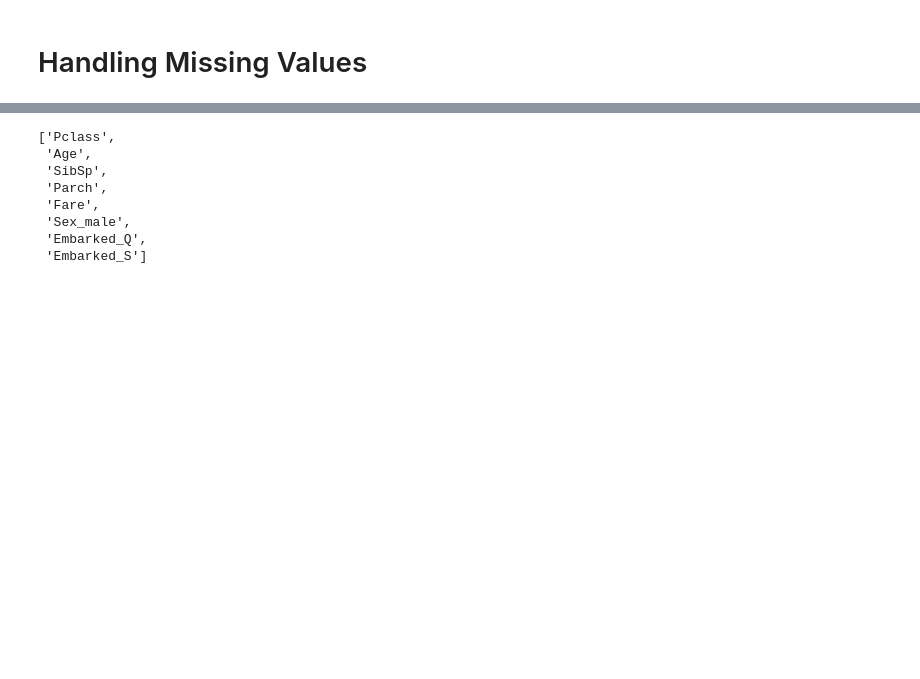
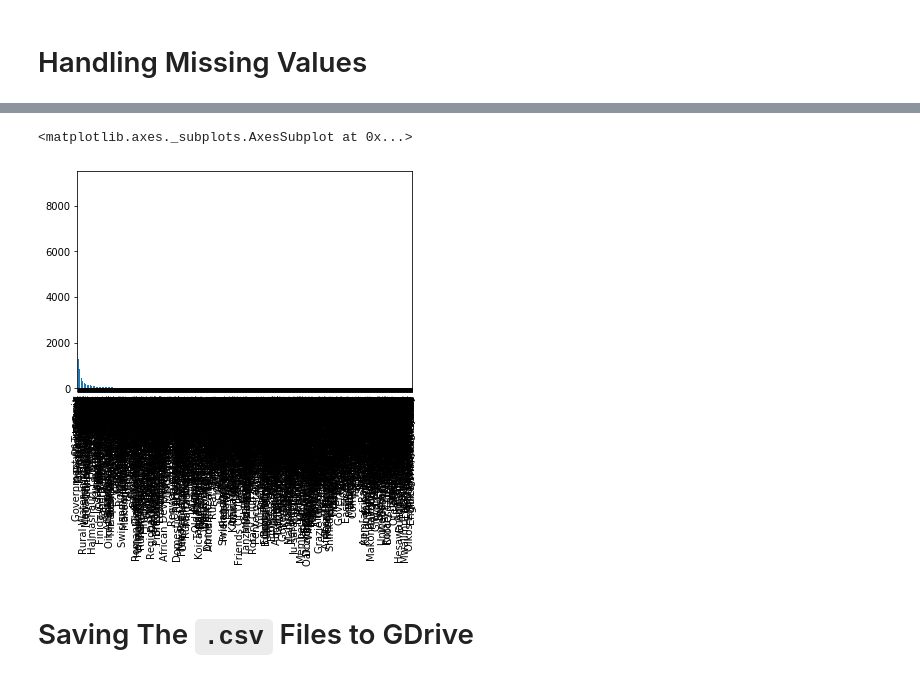
Before and after one commit to Jarmos-san/PumpItUp, a Jupyter notebook: 2_DataCleaning.ipynb, the cells around one changed output, grey strips where cells are left out. Saved outputs shown, nothing was run; the diff lists cells and outputs as text; code cells hidden in the pictures; blank space fills up the shorter version.

Commit message:
Tidied the Notebook for readability & handled the "Funder" categorical variable

```diff
--- a/2_DataCleaning.ipynb
+++ b/2_DataCleaning.ipynb
@@ -67,3 +32,0 @@ TestData['Fare'].fillna(36, inplace=True)
-# %%
-TrainData.drop(labels=['Name', 'Ticket', 'Cabin'], axis='columns', inplace=True)
-TestData.drop(labels=['Name', 'Ticket', 'Cabin'], axis='columns', inplace=True)
@@ -72,5 +32,0 @@ TestData.drop(labels=['Name', 'Ticket', 'Cabin'], axis='columns', inplace=True)
-# %%
-TrainData = pd.get_dummies(TrainData, columns=['Sex', 'Embarked'],
-                           drop_first=True)
-TestData = pd.get_dummies(TestData, columns=['Sex', 'Embarked'],
-                           drop_first=True)
@@ -119,11 +32,0 @@ list(TrainData.columns)
-# %%
-list(TestData.columns)
-# %% [output]
-['Pclass',
- 'Age',
- 'SibSp',
- 'Parch',
- 'Fare',
- 'Sex_male',
- 'Embarked_Q',
- 'Embarked_S']
@@ -138,0 +33,15 @@ df2csv(TestData, 'encodedTest.csv')
+# %%
+TrainData['ConstructionYear'].replace(0, np.nan, inplace=True)
+# %%
+TrainData['Funder'].replace(np.nan, 'Others', inplace=True)
+# %%
+# for index, value in TrainData['Funder'].value_counts().items():
+#     if value < 1500:
+#         index.replace(list(index), 'Others', inplace=True)
+
+TrainData['Funder'].value_counts().plot(kind='bar')
+# %% [output]
+<matplotlib.axes._subplots.AxesSubplot at 0x...>
+[figure, added]
+# %% [markdown]
+# Saving The `.csv` Files to GDrive
```
Also changed, not shown: parts of 24 cells of this notebook.
